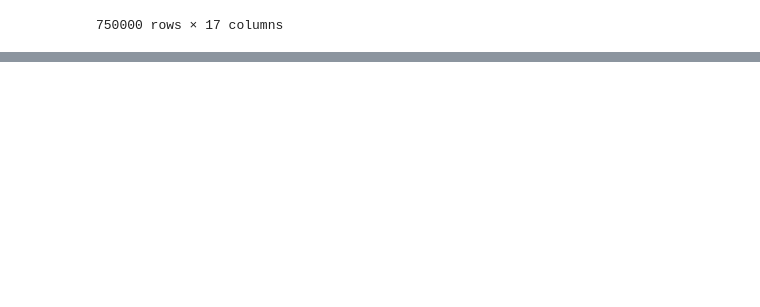
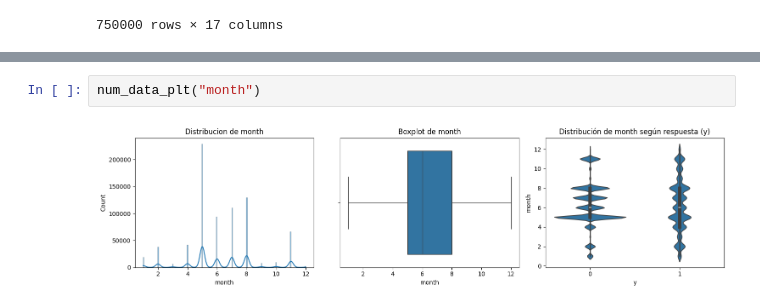
Before and after one commit to sergioroqueh/Kaggle_Binary_Classification_with_a_-Bank_Dataset, a Jupyter notebook: src/explore.ipynb, the cells around one changed output, grey strips where cells are left out. Drawn from its saved outputs; the diff is of its cells as text; blank space fills up the shorter version.

```diff
--- a/src/explore.ipynb
+++ b/src/explore.ipynb
@@ -89,0 +157,4 @@ Name: age, dtype: float64
+# %%
+num_data_plt("month")
+# %% [output]
+[figure, added]
```
Also changed, not shown: parts of 17 cells of this notebook.
